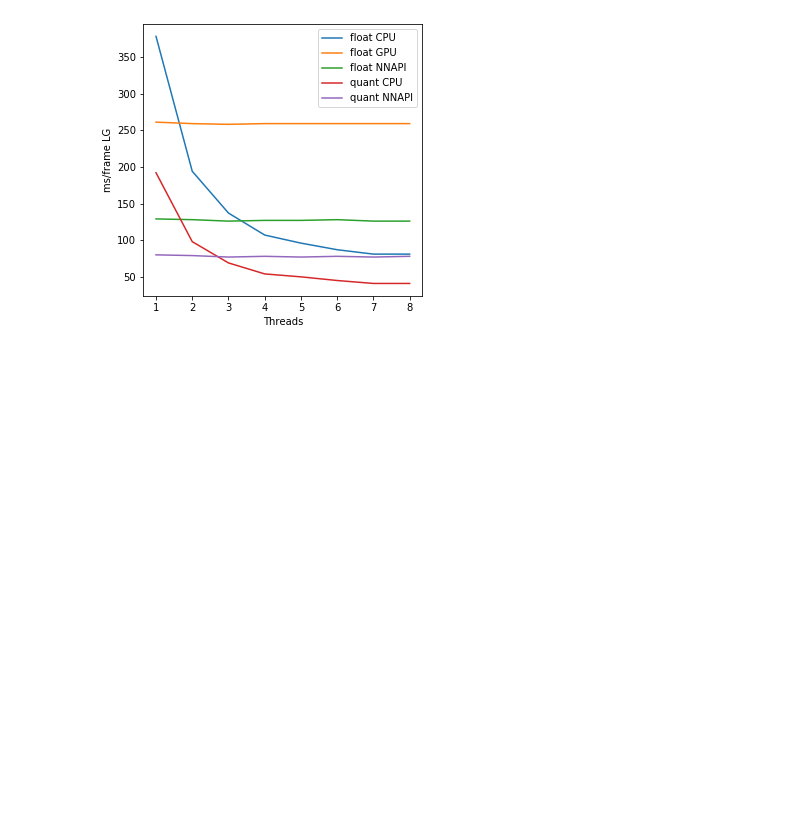
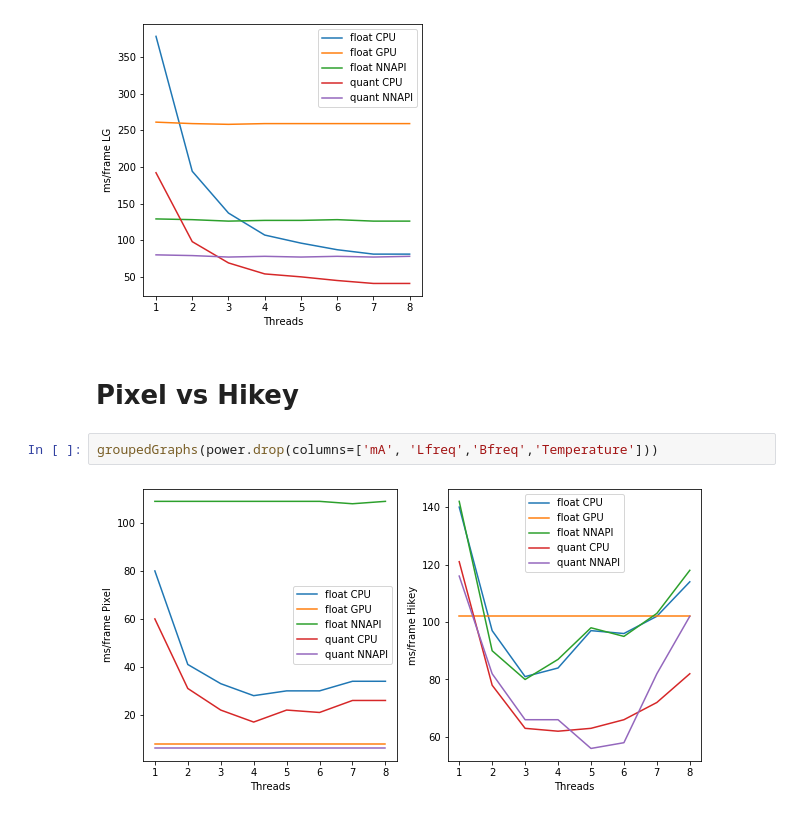
Before and after one commit to ivek1312/TFLiteTest, a Jupyter notebook: Untitled.ipynb, the cells around one changed output. Cells and saved outputs as stored; diff of their text form; blank space fills up the shorter version.

```diff
--- a/Untitled.ipynb
+++ b/Untitled.ipynb
@@ -204,3 +204,9 @@ groupedGraphs (pd.read_csv('TestiRedmi.csv'))
 groupedGraphs (pd.read_csv('Testi_Octavian.csv'))
 # %% [output]
 [figure]
+# %% [markdown]
+# Pixel vs Hikey
+# %%
+groupedGraphs(power.drop(columns=['mA', 'Lfreq','Bfreq','Temperature']))
+# %% [output]
+[figure, added]
```
Also changed, not shown: parts of 13 cells of this notebook, 2 other files.
